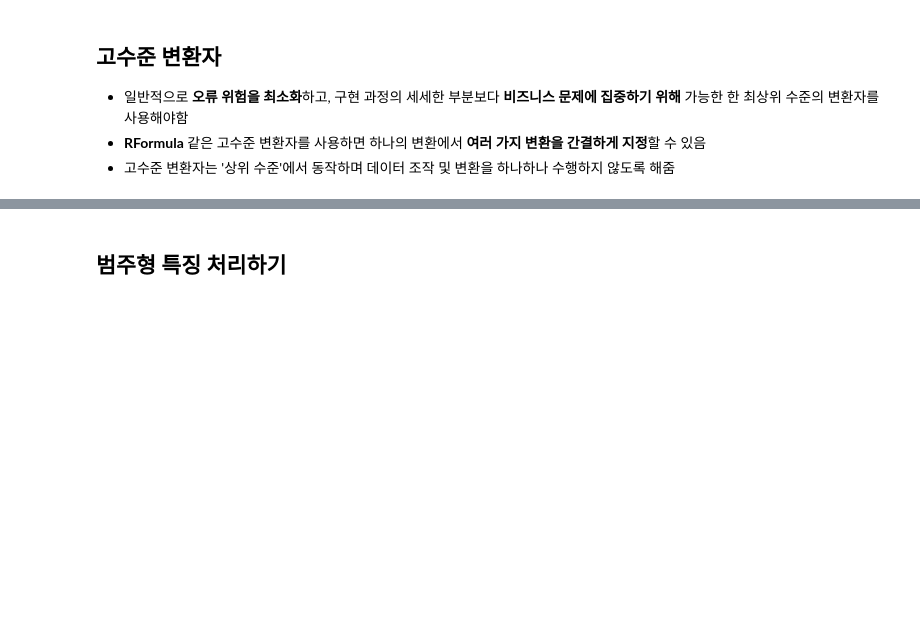
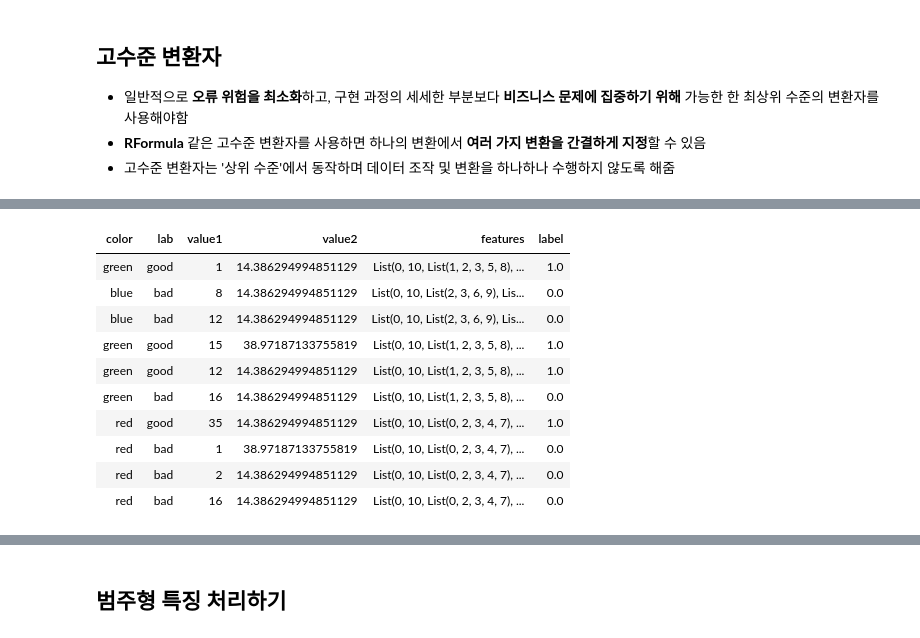
Before and after one commit to PingPingE/Spark, a Jupyter notebook: Part6/Chapter25.ipynb, the cells around one changed output, grey strips where cells are left out. Saved outputs shown, nothing was run; the diff lists cells and outputs as text; code cells hidden in the pictures; blank space fills up the shorter version.

Commit message:
Spark:The Definitive Guide Chapter25

```diff
--- a/Part6/Chapter25.ipynb
+++ b/Part6/Chapter25.ipynb
@@ -16,4 +20,4 @@ sales = spark.read.format('csv')\
 # %%
 fakeIntDF = spark.read.parquet(simple_ml_int)
-simpleDF = spark.read.parquet(simple_ml)
+simpleDF = spark.read.format('json').load(simple_ml)
 scaleDF = spark.read.parquet(simple_ml_scale)
@@ -58,0 +106,6 @@ sales.show()
+# %%
+from pyspark.ml.feature import RFormula
+
+#모든 변수를 사용(.)하고 value1과 color, value2와 color간의 상호작용을 지정하여 새로운 특징 생성
+supervised = RFormula(formula ="lab ~ . + color:value1 + color:value2")
+fitted_sup = supervised.fit(simpleDF)
@@ -58,0 +114,14 @@ sales.show()
+# %%
+display(fitted_sup.transform(simpleDF).head(10))
+# %% [output]
+| color | lab | value1 | value2 | features | label |
+| green | good | 1 | 14.386294994851129 | List(0, 10, List(1, 2, 3, 5, 8), ... | 1.0 |
+| blue | bad | 8 | 14.386294994851129 | List(0, 10, List(2, 3, 6, 9), Lis... | 0.0 |
+| blue | bad | 12 | 14.386294994851129 | List(0, 10, List(2, 3, 6, 9), Lis... | 0.0 |
+| green | good | 15 | 38.97187133755819 | List(0, 10, List(1, 2, 3, 5, 8), ... | 1.0 |
+| green | good | 12 | 14.386294994851129 | List(0, 10, List(1, 2, 3, 5, 8), ... | 1.0 |
+| green | bad | 16 | 14.386294994851129 | List(0, 10, List(1, 2, 3, 5, 8), ... | 0.0 |
+| red | good | 35 | 14.386294994851129 | List(0, 10, List(0, 2, 3, 4, 7), ... | 1.0 |
+| red | bad | 1 | 38.97187133755819 | List(0, 10, List(0, 2, 3, 4, 7), ... | 0.0 |
+| red | bad | 2 | 14.386294994851129 | List(0, 10, List(0, 2, 3, 4, 7), ... | 0.0 |
+| red | bad | 16 | 14.386294994851129 | List(0, 10, List(0, 2, 3, 4, 7), ... | 0.0 |
```
Also changed, not shown: parts of 21 cells of this notebook.
